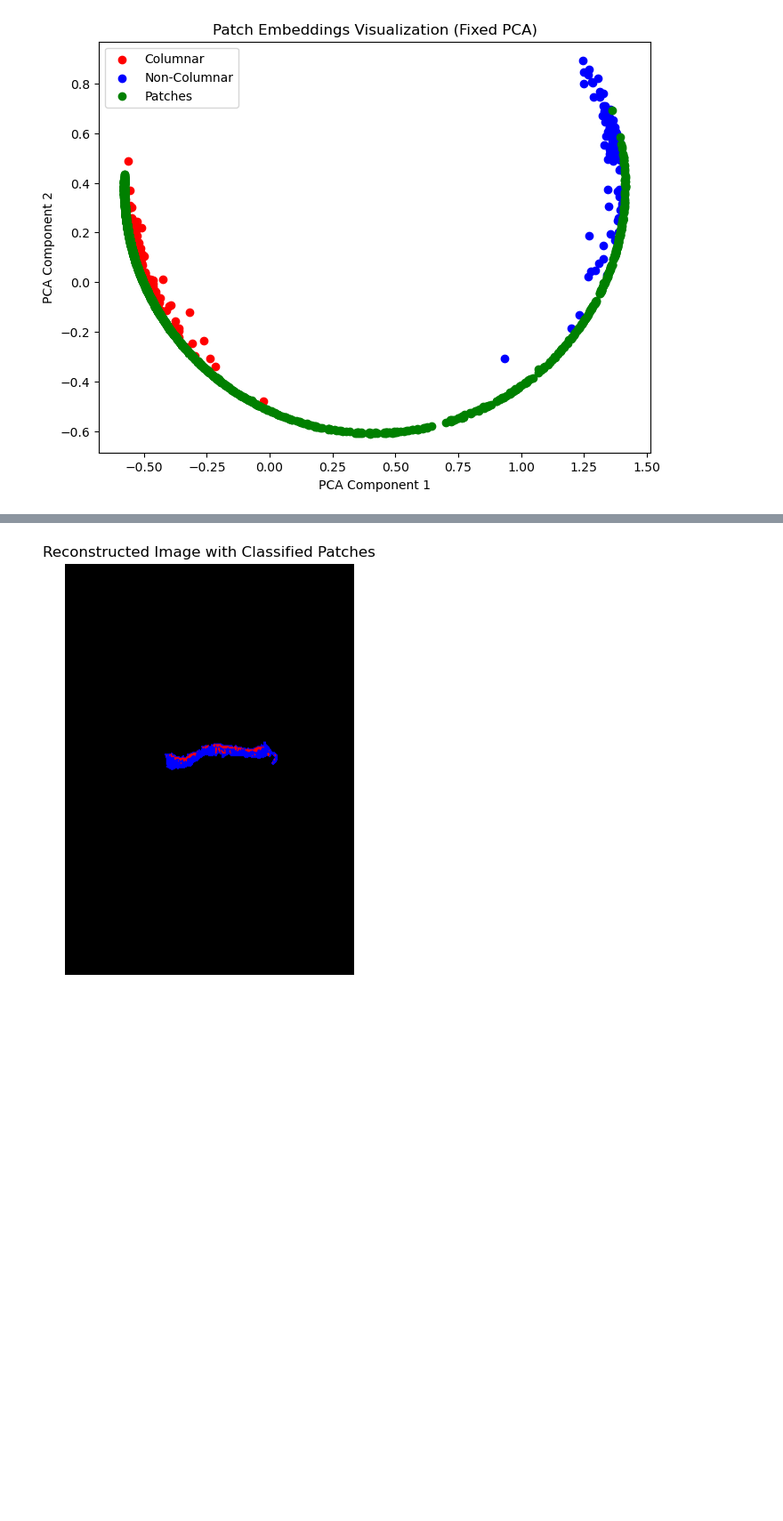
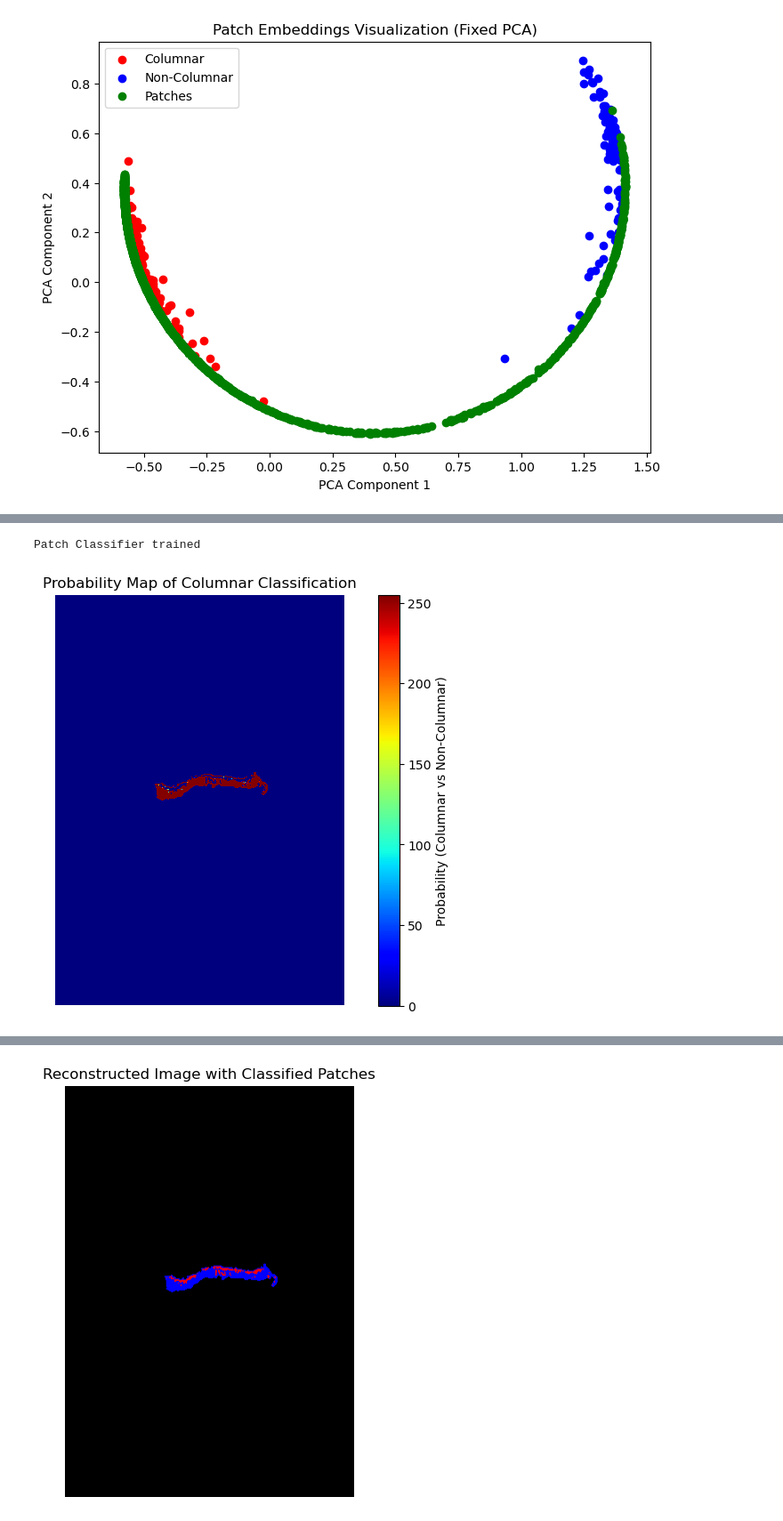
Before and after one commit to yeonsoo00/SegByEmbedding, a Jupyter notebook: Patching.ipynb, the cells around one changed output, grey strips where cells are left out. Shown at 89% size. Saved outputs shown, nothing was run; the diff lists cells and outputs as text; code cells hidden in the pictures; blank space fills up the shorter version.

```diff
--- a/Patching.ipynb
+++ b/Patching.ipynb
@@ -317,0 +322,77 @@ predicted_labels = classifier.predict(embeddings_eval) # embeddings_eval : # * e
+# %%
+# Build a Classifier : Simple CNN
+class CNNClassifier(nn.Module):
+    def __init__(self, embedding_dim):
+        super(CNNClassifier, self).__init__()
+        self.conv1 = nn.Conv1d(in_channels=1, out_channels=16, kernel_size=3, padding=1)
+        self.conv2 = nn.Conv1d(in_channels=16, out_channels=32, kernel_size=3, padding=1)
+        self.pool = nn.MaxPool1d(kernel_size=2)
+
+        # Compute final feature size dynamically
+        self.flatten_size = 32 * (embedding_dim // 4)  # Adjust based on pooling layers
+
+        self.fc1 = nn.Linear(self.flatten_size, 64)
+        self.fc2 = nn.Linear(64, 1)
+        self.sigmoid = nn.Sigmoid()
+
+    def forward(self, x):
+        x = self.pool(torch.relu(self.conv1(x)))  # (N, 16, 10) -> (N, 16, 5)
+        x = self.pool(torch.relu(self.conv2(x)))  # (N, 32, 5) -> (N, 32, 2)
+
+        x = x.view(x.size(0), -1)  # Flatten to (N, 32*2)
+        x = torch.relu(self.fc1(x))
+        x = self.sigmoid(self.fc2(x))
+        return x
+
+classifier = CNNClassifier(embedding_dim = 10).to(device)
+criterion = nn.BCELoss()
+X_train = torch.tensor(embeddings, dtype=torch.float32).unsqueeze(1)
+y_train = torch.tensor(labels, dtype=torch.float32).unsqueeze(1)
+train_dataset = TensorDataset(X_train, y_train)
+train_loader = DataLoader(train_dataset, batch_size=32, shuffle=True)
+optimizer = optim.Adam(classifier.parameters(), lr=0.01)
+
+num_epochs = 10
+for epoch in range(num_epochs):
+    for batch_X, batch_y in train_loader:
+        batch_X, batch_y = batch_X.to(device), batch_y.to(device)
+        optimizer.zero_grad()
+        outputs = classifier(batch_X)
+        loss = criterion(outputs, batch_y)
+        loss.backward()
+        optimizer.step()
+    # if epoch / 10 == int(epoch / 10):
+    #   print(f"Epoch [{epoch+1}/{num_epochs}], Loss: {loss.item():.4f}")
+print("Patch Classifier trained")
+
+classifier.eval()
+X_eval = torch.tensor(embeddings_eval, dtype=torch.float32).unsqueeze(1).to(device)
+
+with torch.no_grad():
+    probabilities = classifier(X_eval).cpu().numpy().squeeze()
+
+original_image_path = "/home/yec23006/projects/research/KneeGrowthPlate/Embedding/results/plate_selection/overlay_extraction.png"  # Update as needed
+original_image = cv2.imread(original_image_path, cv2.IMREAD_COLOR)
+original_shape = original_image.shape[:2]  # (H, W)
+filtered_positions_path = "/home/yec23006/projects/research/KneeGrowthPlate/Embedding/results/patch_extraction/filtered_patch_positions.npy"
+filtered_positions = np.load(filtered_positions_path)
+# Generate probability map
+prob_map = np.zeros(original_shape, dtype=np.float32)
+patch_size = 64  # Ensure this matches the patch size used in extraction
+
+for (y, x), prob in zip(filtered_positions, probabilities):
+    prob_map[y:y+patch_size, x:x+patch_size] = prob  # Assign probability
+
+# Normalize to [0, 255] for visualization
+prob_map = (prob_map - prob_map.min()) / (prob_map.max() - prob_map.min()) * 255
+prob_map = prob_map.astype(np.uint8)
+
+plt.figure(figsize=(10, 6))
+plt.imshow(prob_map, cmap="jet", interpolation="nearest")
+plt.colorbar(label="Probability (Columnar vs Non-Columnar)")
+plt.axis("off")
+plt.title("Probability Map of Columnar Classification")
+plt.show()
+# %% [output]
+Patch Classifier trained
+[figure, added]
```
Also changed, not shown: parts of 2 cells of this notebook, 2 other files.
